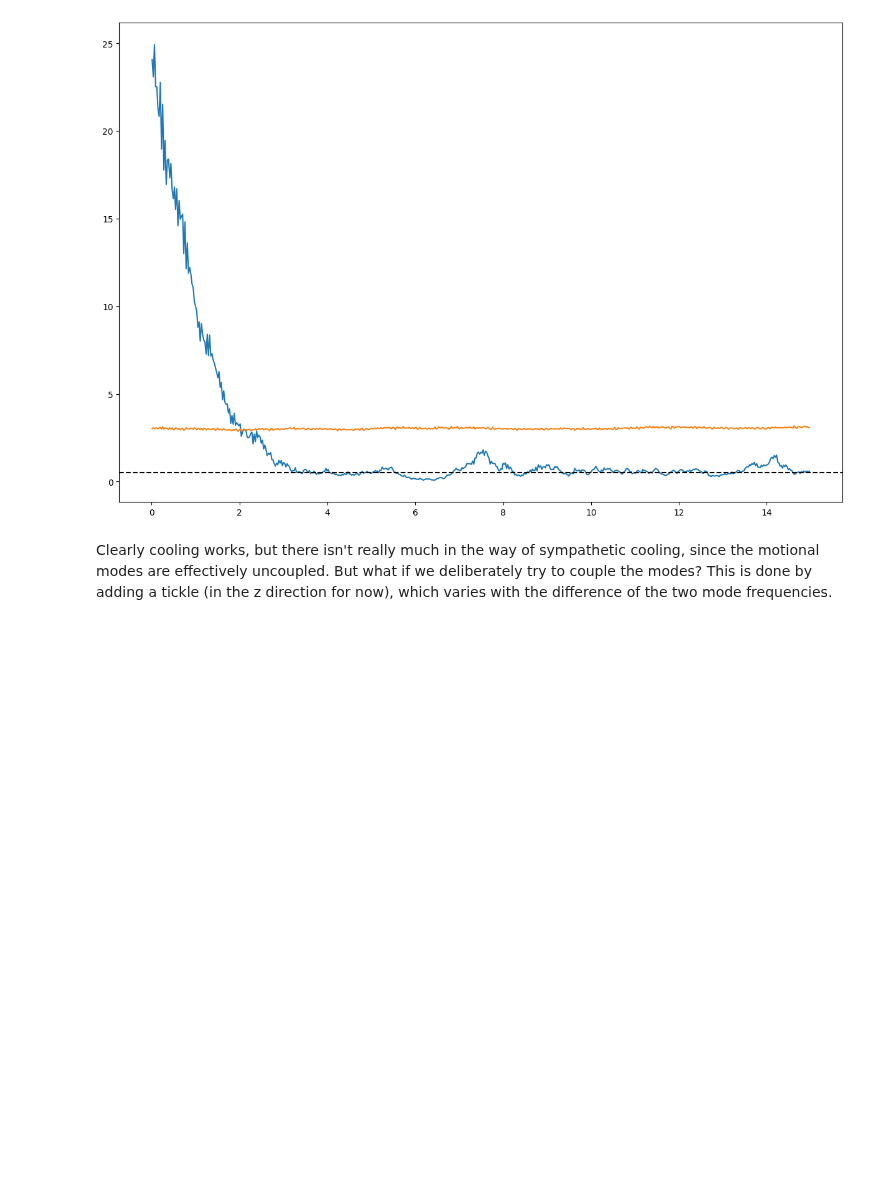
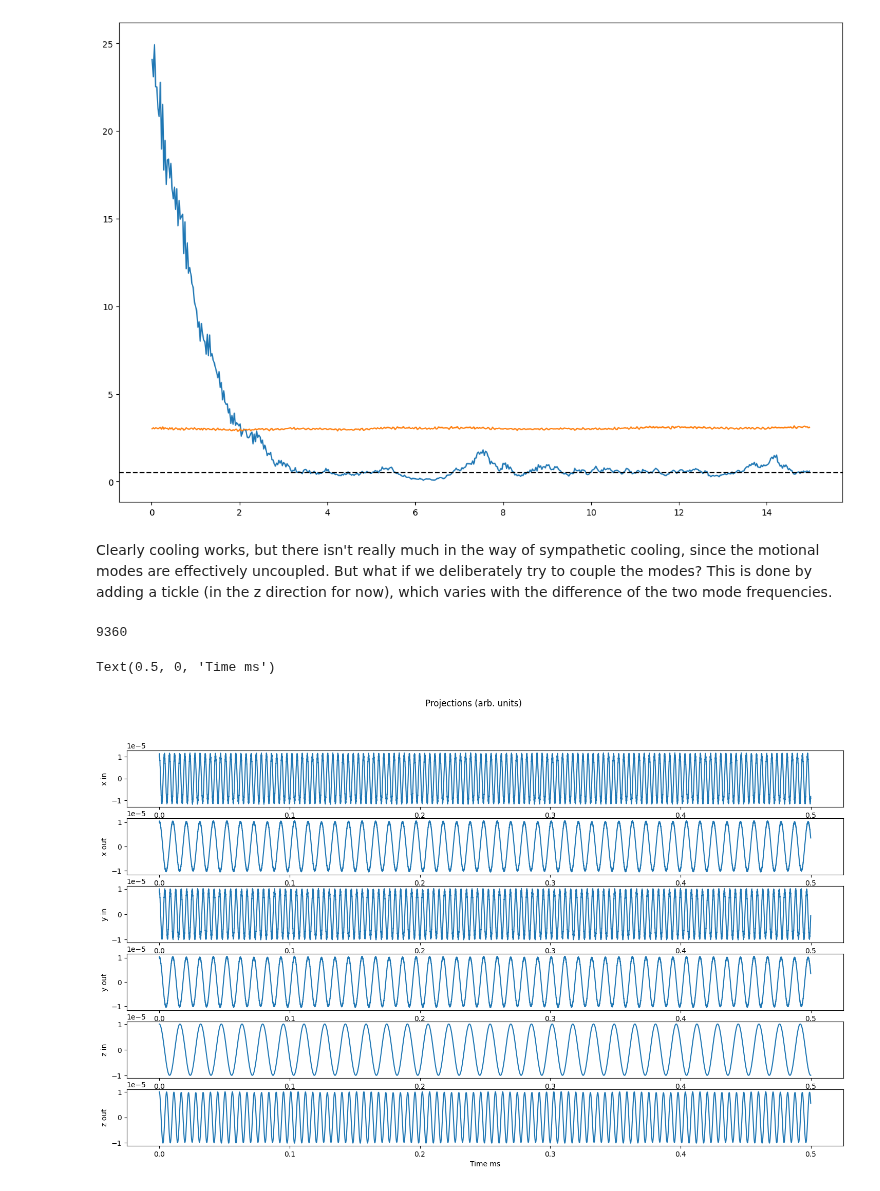
Before and after one commit to EmilLenler/PhD-Work, a Jupyter notebook: Two-Ion-Systems/Cooling2Ion.ipynb, the cells around one changed output. Saved outputs shown, nothing was run; the diff lists cells and outputs as text; code cells hidden in the pictures; blank space fills up the shorter version.

```diff
--- a/Two-Ion-Systems/Cooling2Ion.ipynb
+++ b/Two-Ion-Systems/Cooling2Ion.ipynb
@@ -167,7 +173,7 @@ v2_init = np.zeros(3)
 t_init = 0
 t_end = 1*1e-4
 
-dt = 2*np.pi/(omega_RF)/360
+dt = 2*np.pi/(omega_RF)/300
 
 t = 0
 ts = []
@@ -214,6 +220,16 @@ def TrapForce(q,r,V_DC,V_RF,alpha,t):
     Fy = q*(2*(1-alpha)*kappa*V_DC/(z0**2) *y -V_RF/(r0**2)*y*np.cos(omega_RF*t))
     Fx = q*(2*alpha*kappa*V_DC/(z0**2) *x +V_RF/(r0**2)*x*np.cos(omega_RF*t))
     return  np.array([Fx,Fy,Fz])
+def TrapForce(q,r,V_DC,V_RF,alpha,t):
+    z = r[2]
+    x = r [0]
+    y = r[1]
+
+    aParamM = -(4*q*kappa*V_DC)/(z0**2*omega_RF**2)
+    qParamM =
+    Fz =
+
+
 
 def VTickle(V,t,omega1,omega2):
     return V*np.sin((omega1-omega2)*t)
@@ -778,7 +794,7 @@ vel2s = []
 ts = []
 current_state = 0
 
-t_end = 1*1e-4
+t_end = 5*1e-4
 
 while t < t_end:
     next_t = t+dt                                                                                                                                   #Denote next time for later uses.
@@ -798,7 +814,7 @@ while t < t_end:
     next_vel1 = current_vel1 + 1/(2*m1)*(current_force1 + next_force1) *dt                                 # Update new velocities
     next_vel2 = current_vel2 + 1/(2*m2)*(current_force2 + next_force2) *dt
 
-    if np.mod(counter,1000) == 0:
+    if np.mod(counter,100) == 0:
         pos1s.append(current_pos1)                                                                         #Append positions and velocities, at every 500 time steps.
         pos2s.append(current_pos2)
 
@@ -814,26 +830,56 @@ while t < t_end:
     current_pos2 = next_pos2
     current_vel2 = next_vel2
 # %%
+np.savetxt('Clean2ion_r1.txt',pos1s)
+np.savetxt('Clean2ion_r2.txt',pos2s)
+np.savetxt('Clean2ion_v1.txt',vel1s)
+np.savetxt('Clean2ion_v2.txt',vel2s)
+np.savetxt('Clean2ion_t.txt',ts)
+
+
+
+
+
 fig,ax = plt.subplots(6,1,figsize =(18,10))
 vel1s = np.array(vel1s)
 vel2s = np.array(vel2s)
 pos1s = np.array(pos1s)
 pos2s = np.array(pos2s)
 
 
 projZin = []
 projZout = []
 projXin = []
 projXout = []
 projYin = []
 projYout = []
 
 
 def displacementWProjection(r1,r2,req1,req2,m1,m2,vec):
     amu = 1.66*(10**(-27))
-    return np.sqrt(m1/amu)*
+    return np.sqrt(m1/amu)*vec[0]*(r1-req1)+np.sqrt(m2/amu)*vec[1]*(r2-req2)
 
 
 for x1,x2,y1,y2,z1,z2 in zip(pos1s[:,0],pos2s[:,0],pos1s[:,1],pos2s[:,1],pos1s[:,2],pos2s[:,2]):
-    projZin.append(np.sqrt(m1/amu)*(z1-zeq1)*z_in_mode[0]+np.sqrt(m2/amu)*(z2-zeq2)*z_in_mode[1])
-    projZout.append(np.sqrt(m2/amu)*(z2-zeq2))
+    projZin.append(displacementWProjection(z1,z2,zeq1,zeq2,m1,m2,z_in_mode))
+    projZout.append(displacementWProjection(z1,z2,zeq1,zeq2,m1,m2,z_out_mode))
+    projXin.append(displacementWProjection(x1,x2,0,0,m1,m2,x_in_mode))
+    projXout.append(displacementWProjection(x1,x2,0,0,m1,m2,x_out_mode))
+    projYin.append(displacementWProjection(y1,y2,0,0,m1,m2,y_in_mode))
+    projYout.append(displacementWProjection(y1,y2,0,0,m1,m2,y_out_mode))
+
+
+
+yLabels = ['x in', 'x out','y in','y out','z in','z out']
+cleanProjections = [projXin,projXout,projYin,projXout,projZin,projZout]
+for ys,axe,label in zip(cleanProjections,ax,yLabels):
+    axe.plot(np.array(ts)*1e3,ys)
+    axe.set_ylabel(label)
+print(len(ts))
+fig.suptitle('Projections (arb. units)')
+fig.tight_layout
+ax[-1].set_xlabel('Time ms')
+# %% [output]
+9360
+Text(0.5, 0, 'Time ms')
+[figure, added]
```
Also changed, not shown: parts of 20 cells of this notebook, 6 other files.
